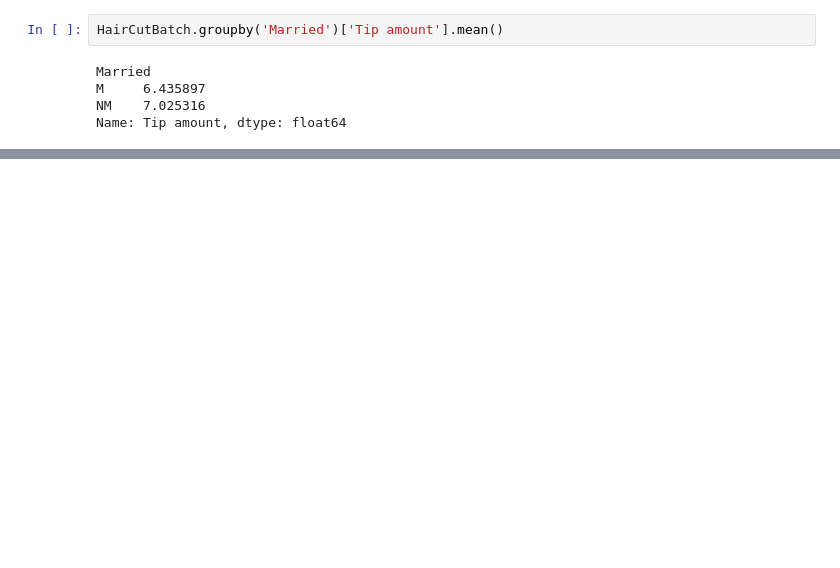
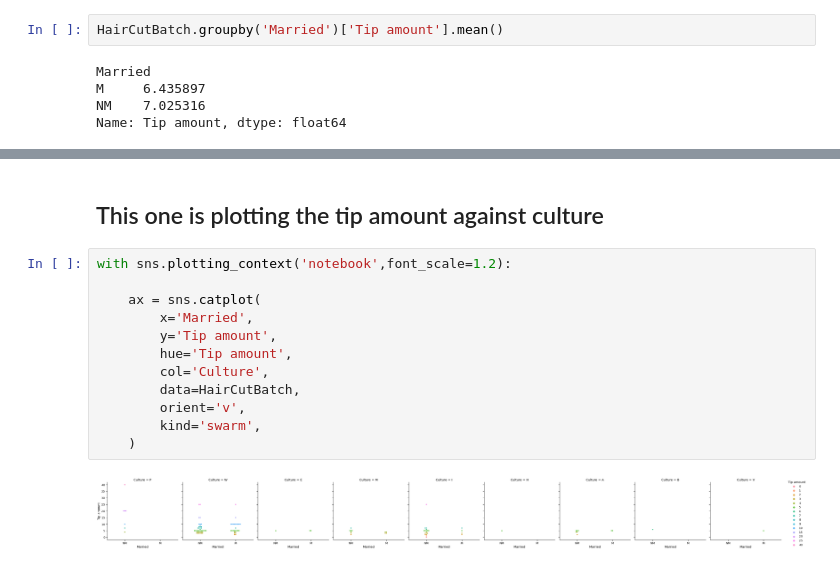
Before and after one commit to ingimar-eyfjord/Hair_tip_data_analysis, a Jupyter notebook: Hair_tip_data_analysis.ipynb, the cells around one changed output, grey strips where cells are left out. Cells and saved outputs as stored; diff of their text form; blank space fills up the shorter version.

```diff
--- a/Hair_tip_data_analysis.ipynb
+++ b/Hair_tip_data_analysis.ipynb
@@ -64,0 +67,16 @@ with sns.plotting_context('notebook',font_scale=1.2):
+# %% [markdown]
+## This one is plotting the tip amount against culture
+# %%
+with sns.plotting_context('notebook',font_scale=1.2):
+
+    ax = sns.catplot(
+        x='Married',
+        y='Tip amount',
+        hue='Tip amount',
+        col='Culture',
+        data=HairCutBatch,
+        orient='v',
+        kind='swarm',
+    )
+# %% [output]
+[figure, added]
```
Also changed, not shown: parts of 10 cells of this notebook.
